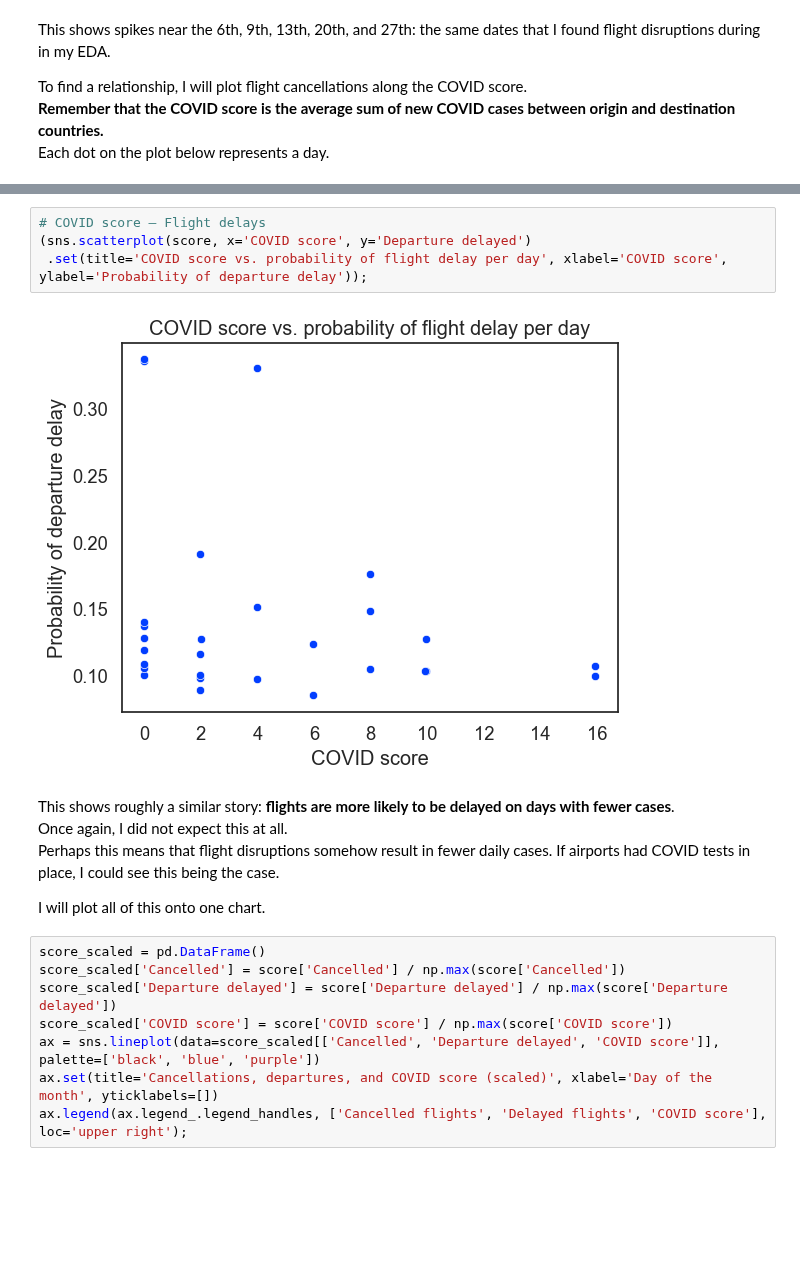
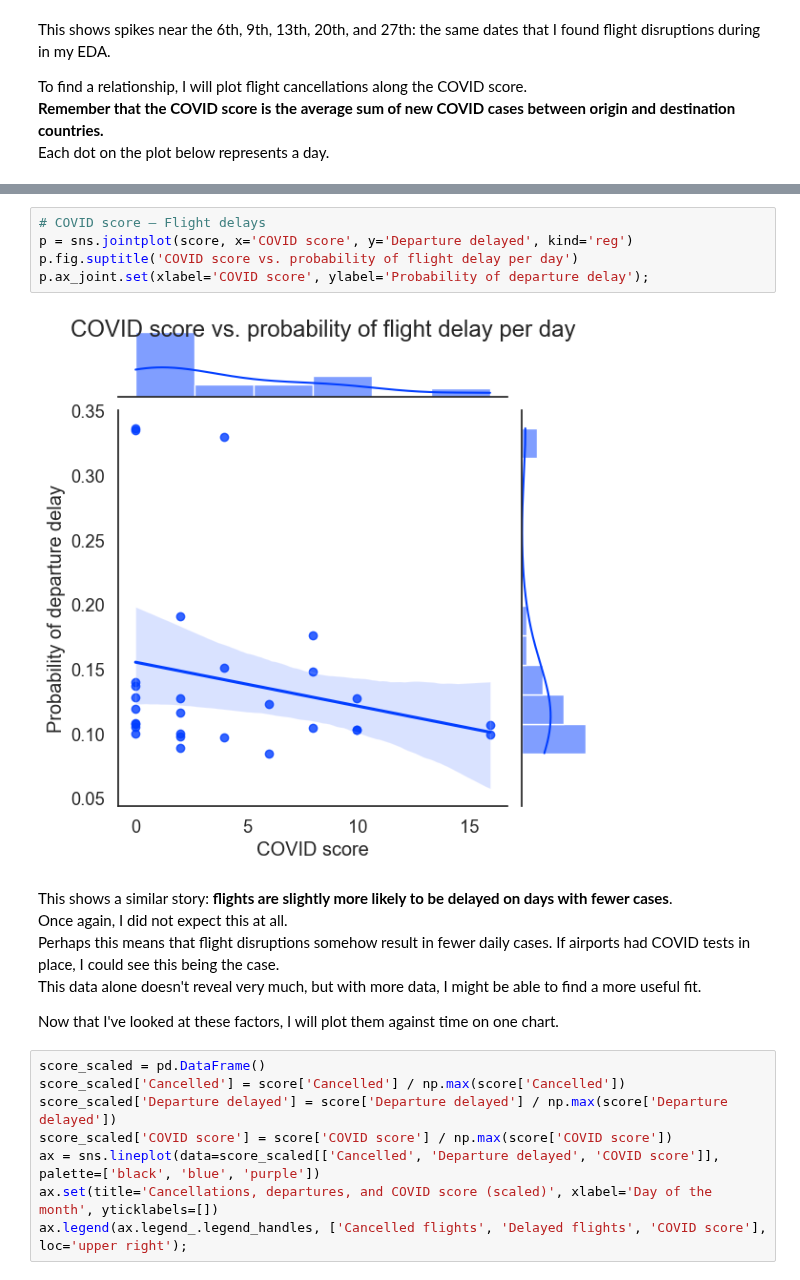
Before and after one commit to ubco-W2022T2-data301/project-group-group05, a Jupyter notebook: analysis/analysis_bradan.ipynb, the cells around one changed output, grey strips where cells are left out. Saved outputs shown, nothing was run; the diff lists cells and outputs as text; blank space fills up the shorter version.

```diff
--- a/analysis/analysis_bradan.ipynb
+++ b/analysis/analysis_bradan.ipynb
@@ -402,16 +404,18 @@ This goes against my guess that days with more COVID cases would have more fligh
 I will run a similar plot against departure delays to see if similar results turn up. (From my EDA, I know they likely will.)
 # %%
 # COVID score — Flight delays
-(sns.scatterplot(score, x='COVID score', y='Departure delayed')
- .set(title='COVID score vs. probability of flight delay per day', xlabel='COVID score', ylabel='Probability of departure delay'));
+p = sns.jointplot(score, x='COVID score', y='Departure delayed', kind='reg')
+p.fig.suptitle('COVID score vs. probability of flight delay per day')
+p.ax_joint.set(xlabel='COVID score', ylabel='Probability of departure delay');
 # %% [output]
-[figure, old version]
+[figure, new version]
 # %% [markdown]
-This shows roughly a similar story: **flights are more likely to be delayed on days with fewer cases**.
+This shows a similar story: **flights are slightly more likely to be delayed on days with fewer cases**.
 Once again, I did not expect this at all.
 Perhaps this means that flight disruptions somehow result in fewer daily cases. If airports had COVID tests in place, I could see this being the case.
+This data alone doesn't reveal very much, but with more data, I might be able to find a more useful fit.
 
-I will plot all of this onto one chart.
+Now that I've looked at these factors, I will plot them against time on one chart.
 # %%
 score_scaled = pd.DataFrame()
 score_scaled['Cancelled'] = score['Cancelled'] / np.max(score['Cancelled'])
```
Also changed, not shown: parts of 3 cells of this notebook.
